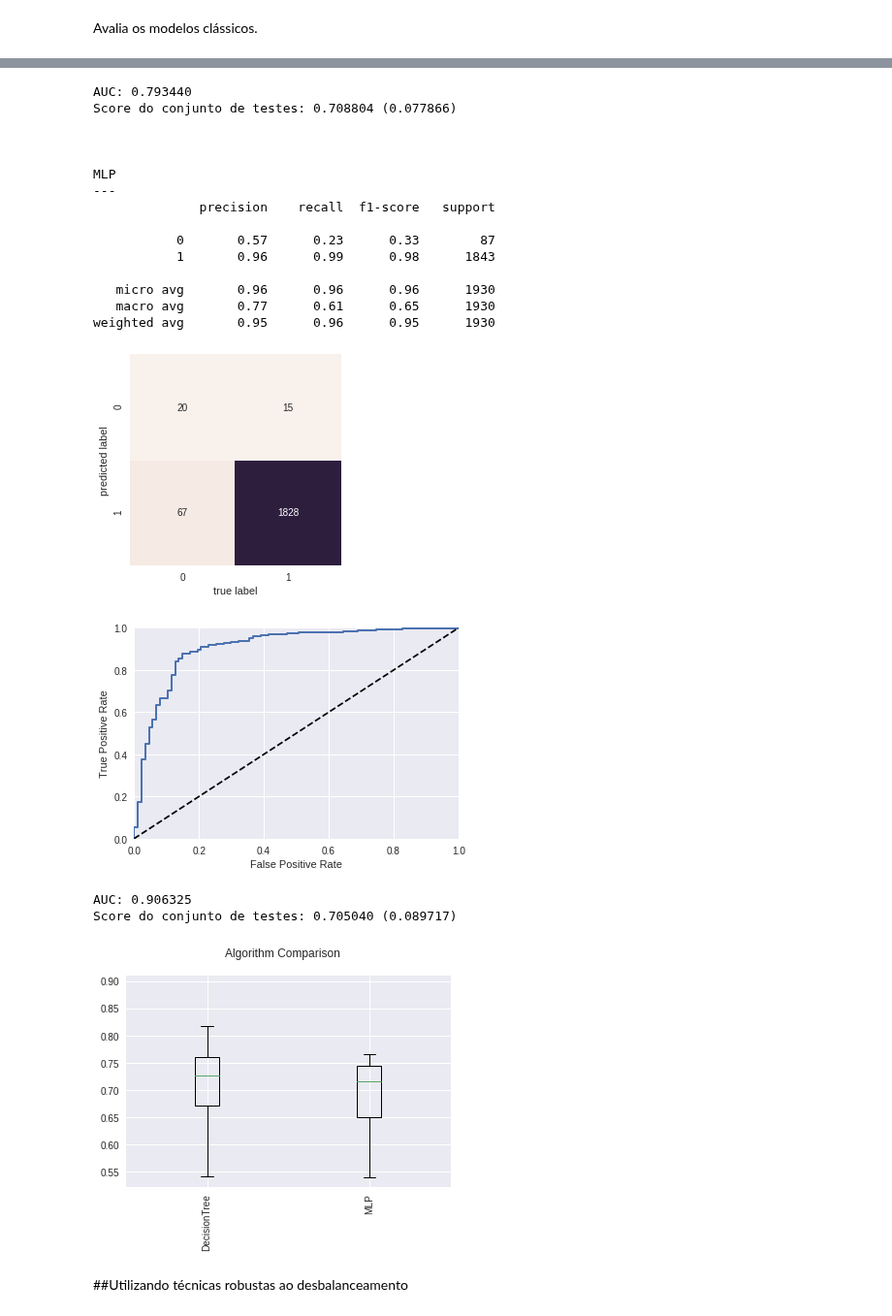
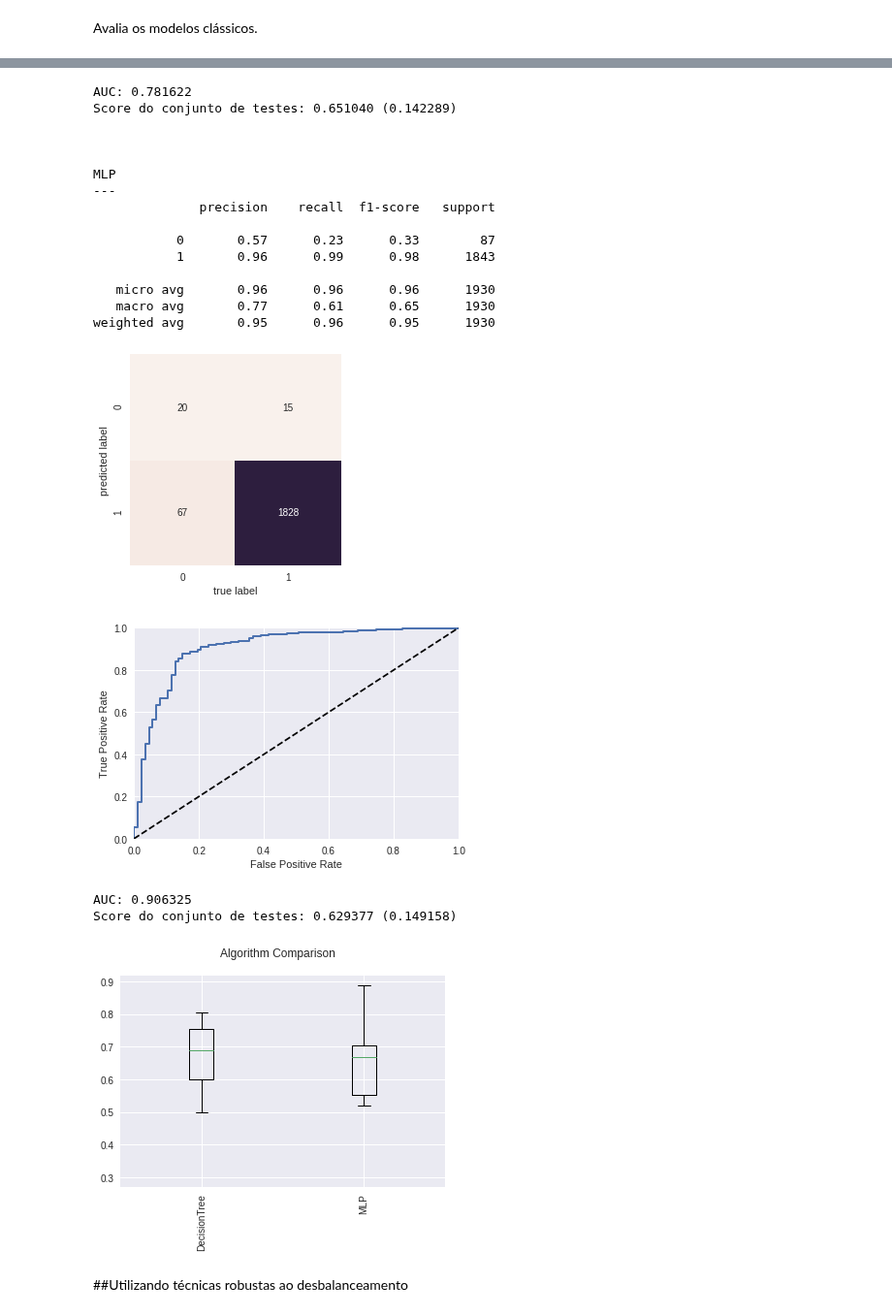
Before and after one commit to tmedeirosb/modelo_ifrn_integrado, a Jupyter notebook: PAPER_CE.ipynb, the cells around one changed output, grey strips where cells are left out. Shown at 97% size. Saved outputs shown, nothing was run; the diff lists cells and outputs as text; code cells hidden in the pictures.

```diff
--- a/PAPER_CE.ipynb
+++ b/PAPER_CE.ipynb
@@ -247,7 +252,8 @@ def select_model(Xtrain, Xtest, ytrain, ytest):
                             cv=10,
                             verbose=1,
                             n_jobs = -1,
-                            scoring='recall_macro')
+                            scoring=make_scorer(geometric_mean_score))
+                            #scoring='recall_macro')
                             #scoring='accuracy')
                             #scoring=make_scorer(recall_min))
 
@@ -361,8 +367,8 @@ for model in res_models:
 
     #boxplot
     #testa 10 vezes o modelo, a fim de gerar estatística para ser avaliado no p-value
-    cv_results = model_selection.cross_val_score(model["best_model"], Xtest, ytest, cv=kfold, scoring='recall_macro') #scoring='accuracy')
-    #cv_results = model_selection.cross_val_score(model["best_model"], Xtest, ytest, cv=kfold, scoring=make_scorer(recall_min))
+    #cv_results = model_selection.cross_val_score(model["best_model"], Xtest, ytest, cv=kfold, scoring='recall_macro') #scoring='accuracy')
+    cv_results = model_selection.cross_val_score(model["best_model"], Xtest, ytest, cv=kfold, scoring=make_scorer(geometric_mean_score))
     model['cv_results'] = cv_results
     results.append(cv_results)
     names.append(model['name'])
@@ -387,23 +393,23 @@ weighted avg       0.96      0.97      0.97      1930
-AUC: 0.793440
-Score do conjunto de testes: 0.708804 (0.077866)
+AUC: 0.781622
+Score do conjunto de testes: 0.651040 (0.142289)
 
 
 
 MLP
 ---
               precision    recall  f1-score   support
 
            0       0.57      0.23      0.33        87
            1       0.96      0.99      0.98      1843
 
    micro avg       0.96      0.96      0.96      1930
    macro avg       0.77      0.61      0.65      1930
 weighted avg       0.95      0.96      0.95      1930
 [figure]
 [figure]
 AUC: 0.906325
-Score do conjunto de testes: 0.705040 (0.089717)
+Score do conjunto de testes: 0.629377 (0.149158)
-[figure, old version]
+[figure, new version]
 # %% [markdown]
 ##Utilizando técnicas robustas ao desbalanceamento
 # %%
```
Also changed, not shown: parts of 7 cells of this notebook.
